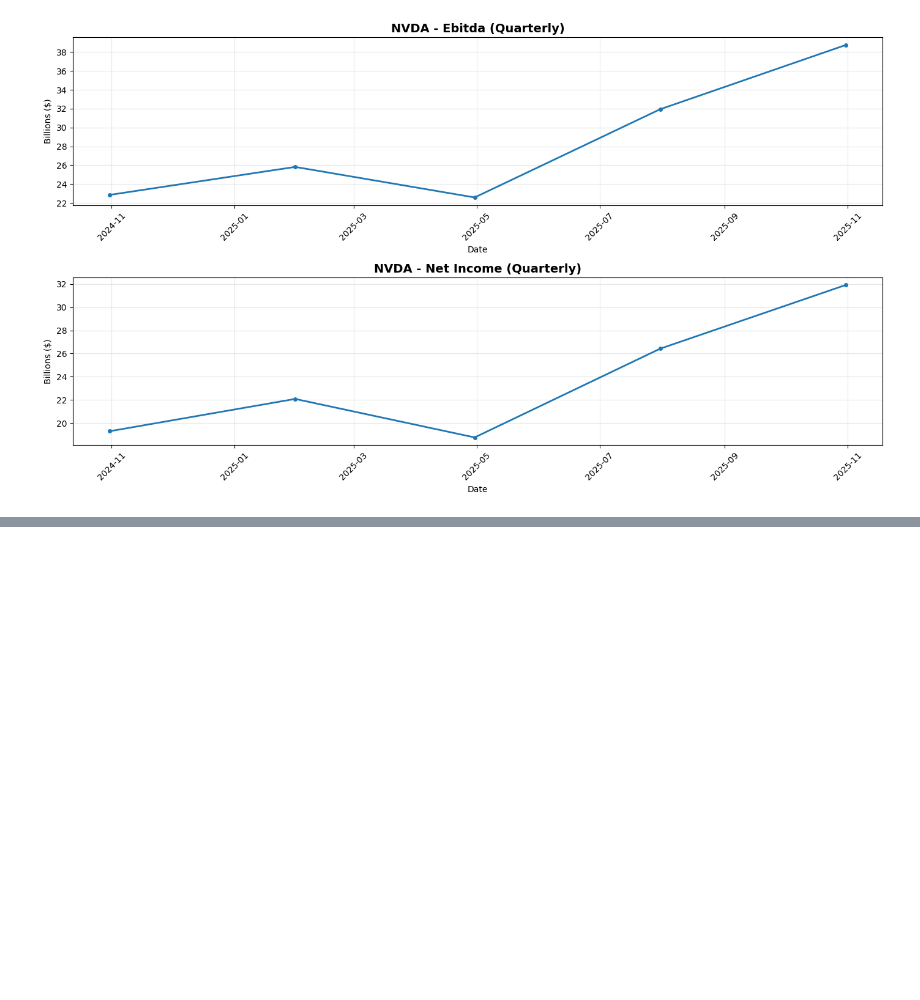
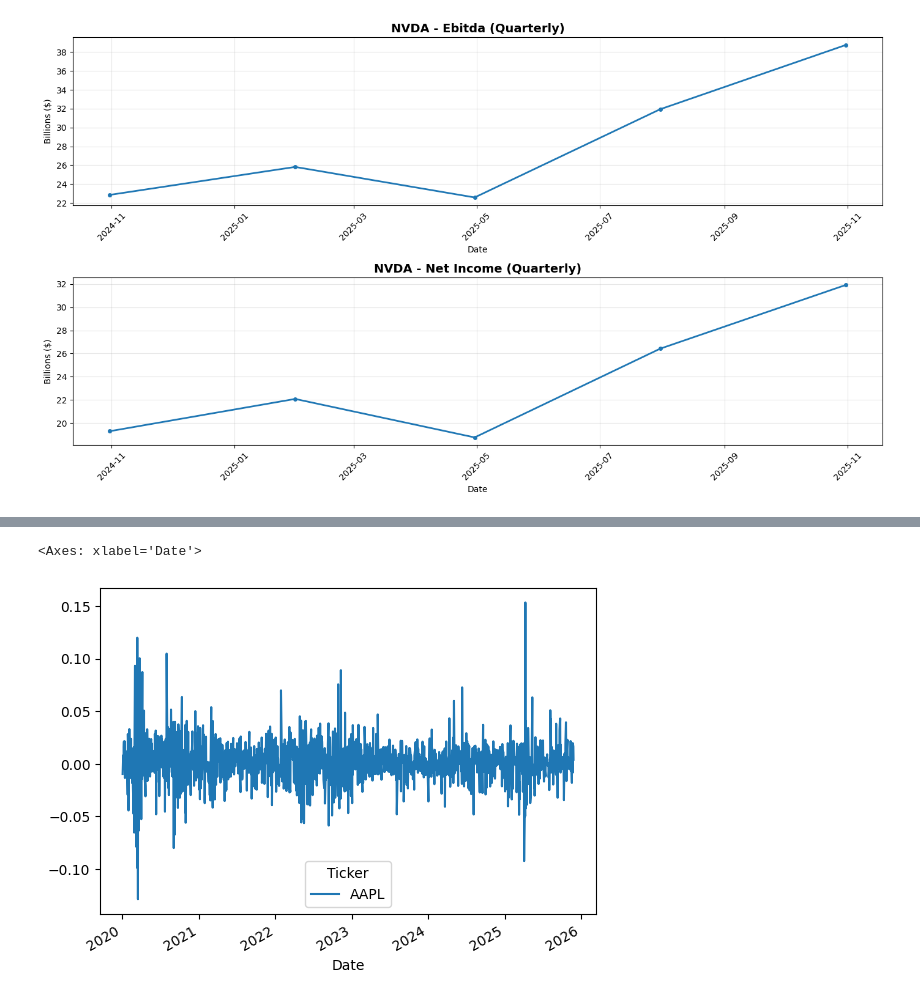
Before and after one commit to fan-tuz/financial_valuation, a Jupyter notebook: company_analysis.ipynb, the cells around one changed output, grey strips where cells are left out. Drawn from its saved outputs; the diff is of its cells as text; code cells hidden in the pictures; blank space fills up the shorter version.

```diff
--- a/company_analysis.ipynb
+++ b/company_analysis.ipynb
@@ -63,0 +172,7 @@ plot_metrics('NVDA', metrics=['ebitda', 'net_income'])
+# %%
+ret = data['Close'].pct_change()
+# %%
+ret.plot()
+# %% [output]
+<Axes: xlabel='Date'>
+[figure, added]
```
Also changed, not shown: parts of 16 cells of this notebook, 3 other files.
